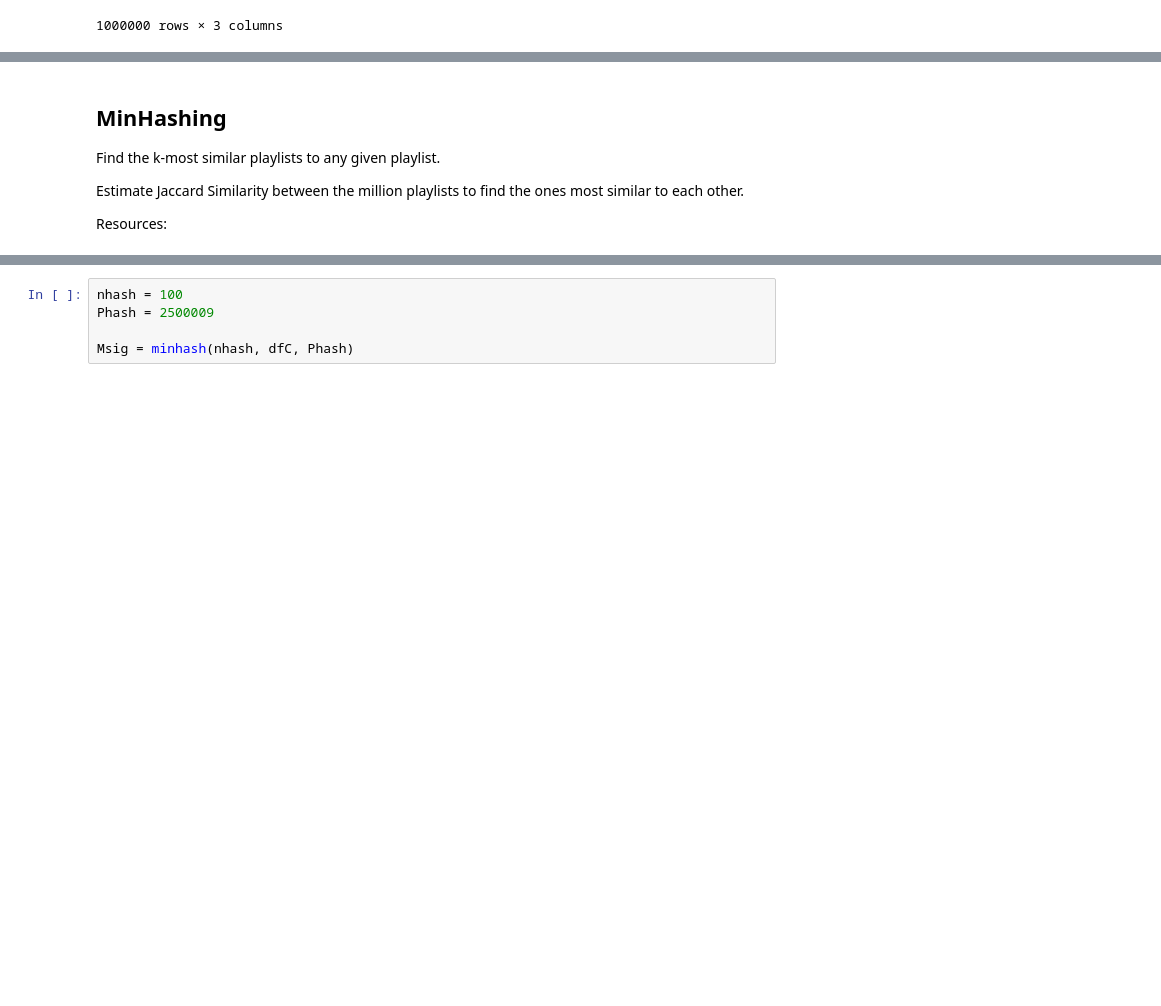
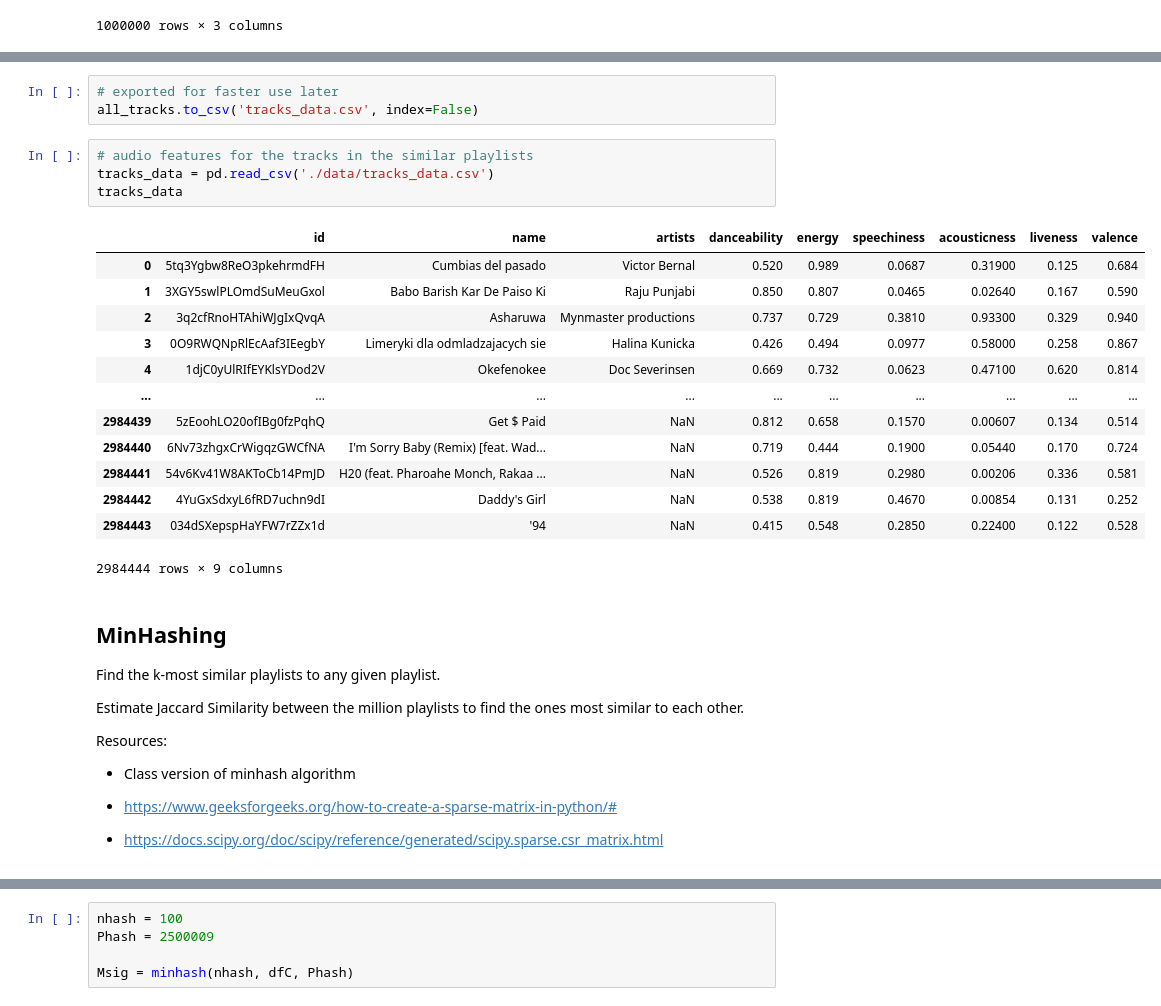
Before and after one commit to ksuoo/CSCI4022_Project, a Jupyter notebook: CSCI4022_Project_Final.ipynb, the cells around one changed output, grey strips where cells are left out. Cells and saved outputs as stored; diff of their text form; blank space fills up the shorter version.

```diff
--- a/CSCI4022_Project_Final.ipynb
+++ b/CSCI4022_Project_Final.ipynb
@@ -70,3 +147,24 @@ n_playlists, n_tracks
+# %%
+# exported for faster use later
+all_tracks.to_csv('tracks_data.csv', index=False)
+# %%
+# audio features for the tracks in the similar playlists
+tracks_data = pd.read_csv('./data/tracks_data.csv')
+tracks_data
+# %% [output]
+|  | id | name | artists | danceability | energy | speechiness | acousticness | liveness | valence |
+| 0 | 5tq3Ygbw8ReO3pkehrmdFH | Cumbias del pasado | Victor Bernal | 0.520 | 0.989 | 0.0687 | 0.31900 | 0.125 | 0.684 |
+| 1 | 3XGY5swlPLOmdSuMeuGxol | Babo Barish Kar De Paiso Ki | Raju Punjabi | 0.850 | 0.807 | 0.0465 | 0.02640 | 0.167 | 0.590 |
+| 2 | 3q2cfRnoHTAhiWJgIxQvqA | Asharuwa | Mynmaster productions | 0.737 | 0.729 | 0.3810 | 0.93300 | 0.329 | 0.940 |
+| 3 | 0O9RWQNpRlEcAaf3IEegbY | Limeryki dla odmladzajacych sie | Halina Kunicka | 0.426 | 0.494 | 0.0977 | 0.58000 | 0.258 | 0.867 |
+| 4 | 1djC0yUlRIfEYKlsYDod2V | Okefenokee | Doc Severinsen | 0.669 | 0.732 | 0.0623 | 0.47100 | 0.620 | 0.814 |
+| ... | ... | ... | ... | ... | ... | ... | ... | ... | ... |
+| 2984439 | 5zEoohLO20ofIBg0fzPqhQ | Get $ Paid | NaN | 0.812 | 0.658 | 0.1570 | 0.00607 | 0.134 | 0.514 |
+| 2984440 | 6Nv73zhgxCrWigqzGWCfNA | I'm Sorry Baby (Remix) [feat. Wad... | NaN | 0.719 | 0.444 | 0.1900 | 0.05440 | 0.170 | 0.724 |
+| 2984441 | 54v6Kv41W8AKToCb14PmJD | H20 (feat. Pharoahe Monch, Rakaa ... | NaN | 0.526 | 0.819 | 0.2980 | 0.00206 | 0.336 | 0.581 |
+| 2984442 | 4YuGxSdxyL6fRD7uchn9dI | Daddy's Girl | NaN | 0.538 | 0.819 | 0.4670 | 0.00854 | 0.131 | 0.252 |
+| 2984443 | 034dSXepspHaYFW7rZZx1d | '94 | NaN | 0.415 | 0.548 | 0.2850 | 0.22400 | 0.122 | 0.528 |
+2984444 rows × 9 columns
 # %% [markdown]
 ## MinHashing
 
@@ -75,3 +173,9 @@ Find the k-most similar playlists to any given playlist.
 Estimate Jaccard Similarity between the million playlists to find the ones most similar to each other.
 
 Resources:
+
+- Class version of minhash algorithm
+
+- https://www.geeksforgeeks.org/how-to-create-a-sparse-matrix-in-python/#
+
+- https://docs.scipy.org/doc/scipy/reference/generated/scipy.sparse.csr_matrix.html
```
Also changed, not shown: parts of 28 cells of this notebook.
